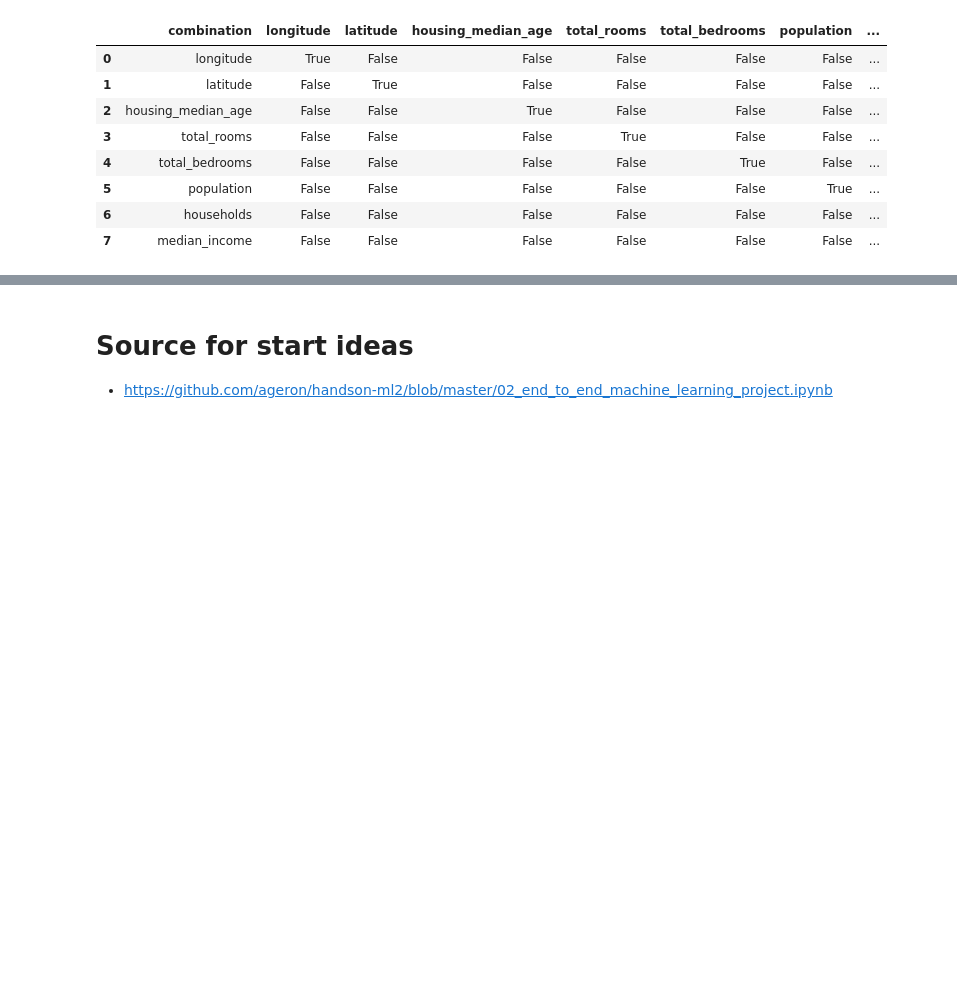
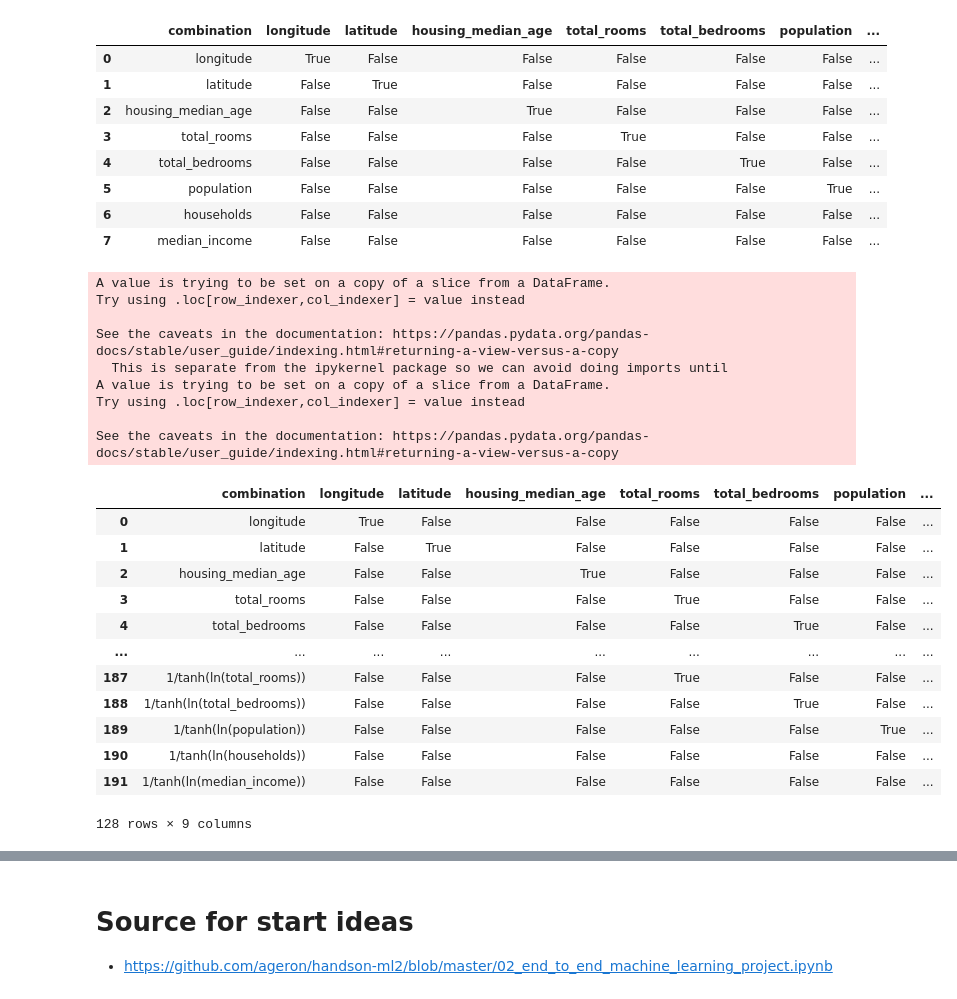
Before and after one commit to matyushkin/competitions, a Jupyter notebook: pipelines/regression/regression.ipynb, the cells around one changed output, grey strips where cells are left out. Cells and saved outputs as stored; diff of their text form; code cells hidden in the pictures; blank space fills up the shorter version.

```diff
--- a/pipelines/regression/regression.ipynb
+++ b/pipelines/regression/regression.ipynb
@@ -226,0 +249,31 @@ df_tr = df[numeric_cols]
+# %%
+df_tr = df[numeric_cols]
+df_tr, df_c = add_pow_transformation(df_tr, df_c, numeric_cols)
+df_tr, df_c = add_log_transformation(df_tr, df_c, numeric_cols)
+df_tr, df_c = add_tanh_transformation(df_tr, df_c, df_tr.columns)
+df_tr, df_c = add_hyperbolic_transformation(df_tr, df_c, df_tr.columns)
+df_c.drop_duplicates(inplace=True)
+df_c
+# %% [output]
+A value is trying to be set on a copy of a slice from a DataFrame.
+Try using .loc[row_indexer,col_indexer] = value instead
+
+See the caveats in the documentation: https://pandas.pydata.org/pandas-docs/stable/user_guide/indexing.html#returning-a-view-versus-a-copy
+  This is separate from the ipykernel package so we can avoid doing imports until
+A value is trying to be set on a copy of a slice from a DataFrame.
+Try using .loc[row_indexer,col_indexer] = value instead
+
+See the caveats in the documentation: https://pandas.pydata.org/pandas-docs/stable/user_guide/indexing.html#returning-a-view-versus-a-copy
+|  | combination | longitude | latitude | housing_median_age | total_rooms | total_bedrooms | population | ... |
+| 0 | longitude | True | False | False | False | False | False | ... |
+| 1 | latitude | False | True | False | False | False | False | ... |
+| 2 | housing_median_age | False | False | True | False | False | False | ... |
+| 3 | total_rooms | False | False | False | True | False | False | ... |
+| 4 | total_bedrooms | False | False | False | False | True | False | ... |
+| ... | ... | ... | ... | ... | ... | ... | ... | ... |
+| 187 | 1/tanh(ln(total_rooms)) | False | False | False | True | False | False | ... |
+| 188 | 1/tanh(ln(total_bedrooms)) | False | False | False | False | True | False | ... |
+| 189 | 1/tanh(ln(population)) | False | False | False | False | False | True | ... |
+| 190 | 1/tanh(ln(households)) | False | False | False | False | False | False | ... |
+| 191 | 1/tanh(ln(median_income)) | False | False | False | False | False | False | ... |
+128 rows × 9 columns
```
Also changed, not shown: parts of 14 cells of this notebook.
